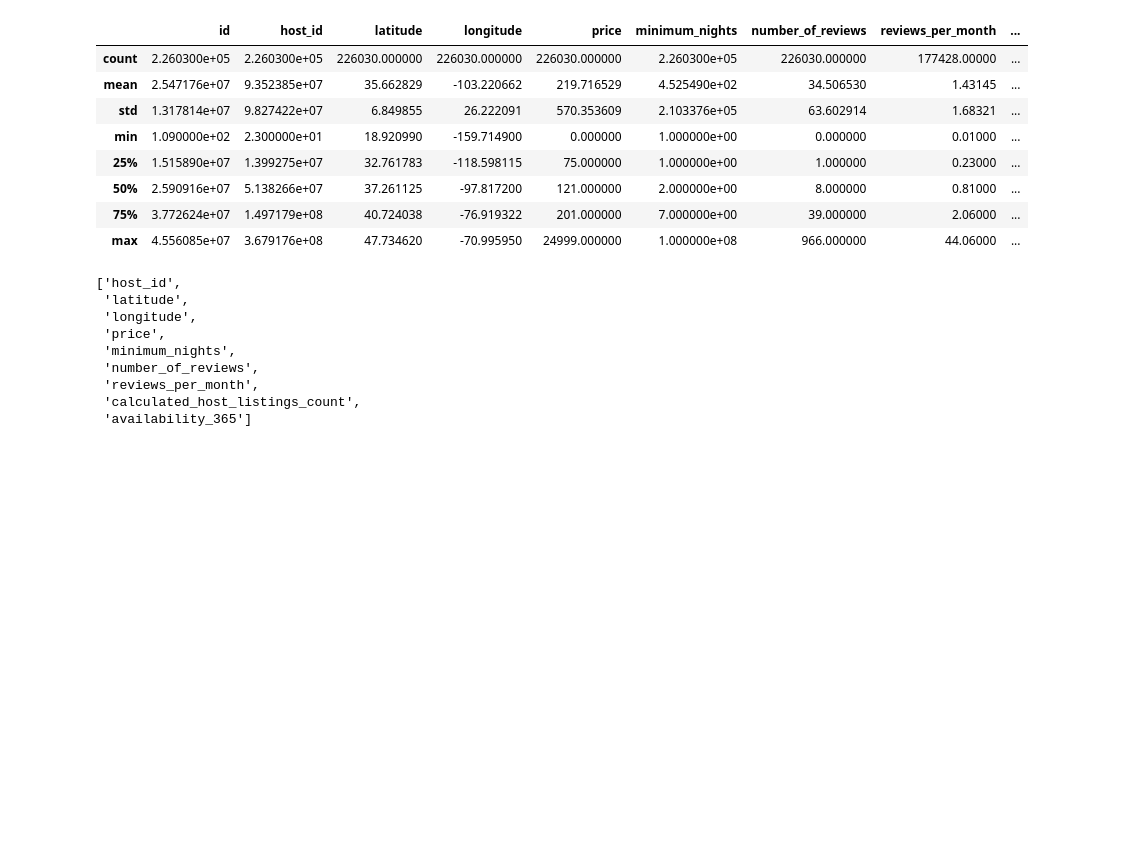
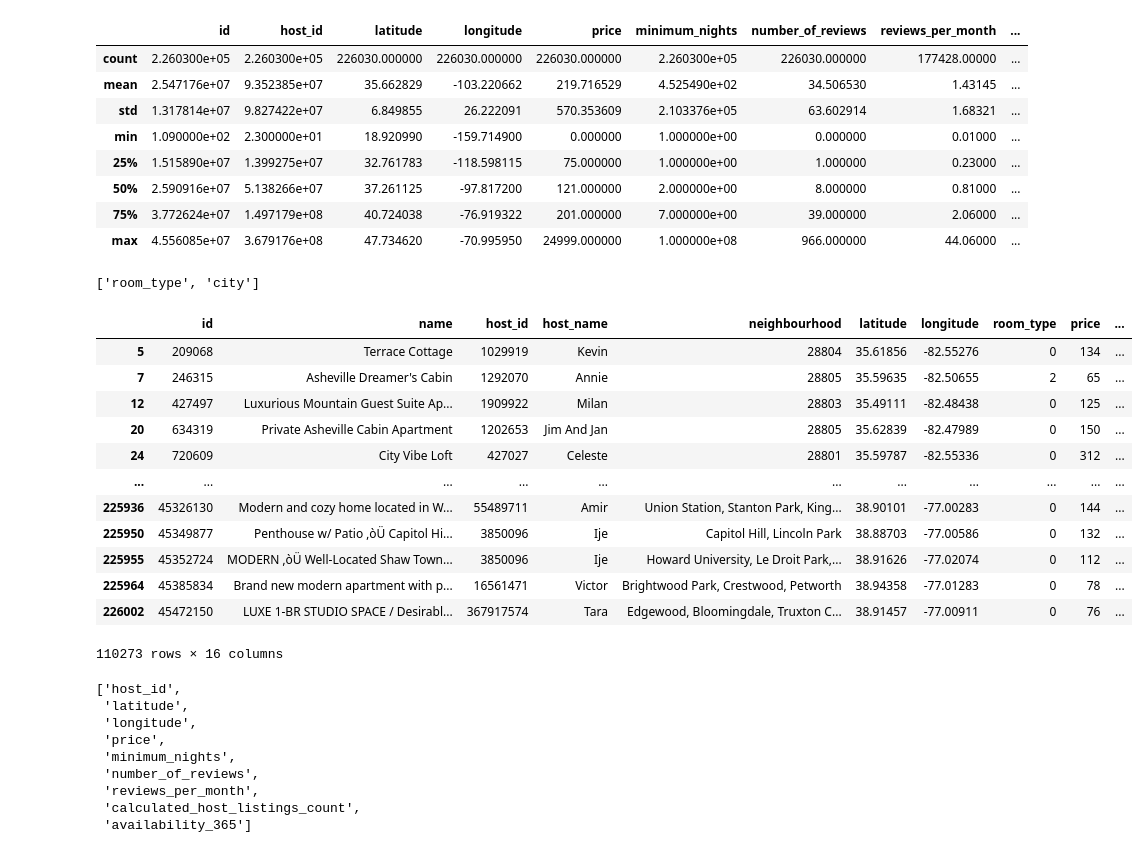
Before and after one commit to jordan-maulino/airbnbdata, a Jupyter notebook: airbnbdata.ipynb, the cells around one changed output. Saved outputs shown, nothing was run; the diff lists cells and outputs as text; code cells hidden in the pictures; blank space fills up the shorter version.

Commit message:
label encoded categorical variables

```diff
--- a/airbnbdata.ipynb
+++ b/airbnbdata.ipynb
@@ -79,6 +99,37 @@ df.describe()
 #eda visualizations
 #linear regression
 #random forest
+# %%
+categorical_cols = [col for col in df.columns if df[col].dtype=="object" and df[col].nunique() < 40]
+
+categorical_cols
+# %% [output]
+['room_type', 'city']
+# %%
+from sklearn.preprocessing import LabelEncoder
+
+label_encoder=LabelEncoder()
+
+label_df = df.copy()
+
+for col in categorical_cols:
+    label_df[col] = label_encoder.fit_transform(df[col])
+# %%
+label_df
+# %% [output]
+|  | id | name | host_id | host_name | neighbourhood | latitude | longitude | room_type | price | ... |
+| 5 | 209068 | Terrace Cottage | 1029919 | Kevin | 28804 | 35.61856 | -82.55276 | 0 | 134 | ... |
+| 7 | 246315 | Asheville Dreamer's Cabin | 1292070 | Annie | 28805 | 35.59635 | -82.50655 | 2 | 65 | ... |
+| 12 | 427497 | Luxurious Mountain Guest Suite Ap... | 1909922 | Milan | 28803 | 35.49111 | -82.48438 | 0 | 125 | ... |
+| 20 | 634319 | Private Asheville Cabin Apartment | 1202653 | Jim And Jan | 28805 | 35.62839 | -82.47989 | 0 | 150 | ... |
+| 24 | 720609 | City Vibe Loft | 427027 | Celeste | 28801 | 35.59787 | -82.55336 | 0 | 312 | ... |
+| ... | ... | ... | ... | ... | ... | ... | ... | ... | ... | ... |
+| 225936 | 45326130 | Modern and cozy home located in W... | 55489711 | Amir | Union Station, Stanton Park, King... | 38.90101 | -77.00283 | 0 | 144 | ... |
+| 225950 | 45349877 | Penthouse w/ Patio ‚òÜ Capitol Hi... | 3850096 | Ije | Capitol Hill, Lincoln Park | 38.88703 | -77.00586 | 0 | 132 | ... |
+| 225955 | 45352724 | MODERN ‚òÜ Well-Located Shaw Town... | 3850096 | Ije | Howard University, Le Droit Park,... | 38.91626 | -77.02074 | 0 | 112 | ... |
+| 225964 | 45385834 | Brand new modern apartment with p... | 16561471 | Victor | Brightwood Park, Crestwood, Petworth | 38.94358 | -77.01283 | 0 | 78 | ... |
+| 226002 | 45472150 | LUXE 1-BR STUDIO SPACE / Desirabl... | 367917574 | Tara | Edgewood, Bloomingdale, Truxton C... | 38.91457 | -77.00911 | 0 | 76 | ... |
+110273 rows × 16 columns
 # %%
 numerical_cols = [cname for cname in df.columns if df[cname].dtype in ['int64', 'float64']]
 
```
Also changed, not shown: parts of 1 cell of this notebook.
